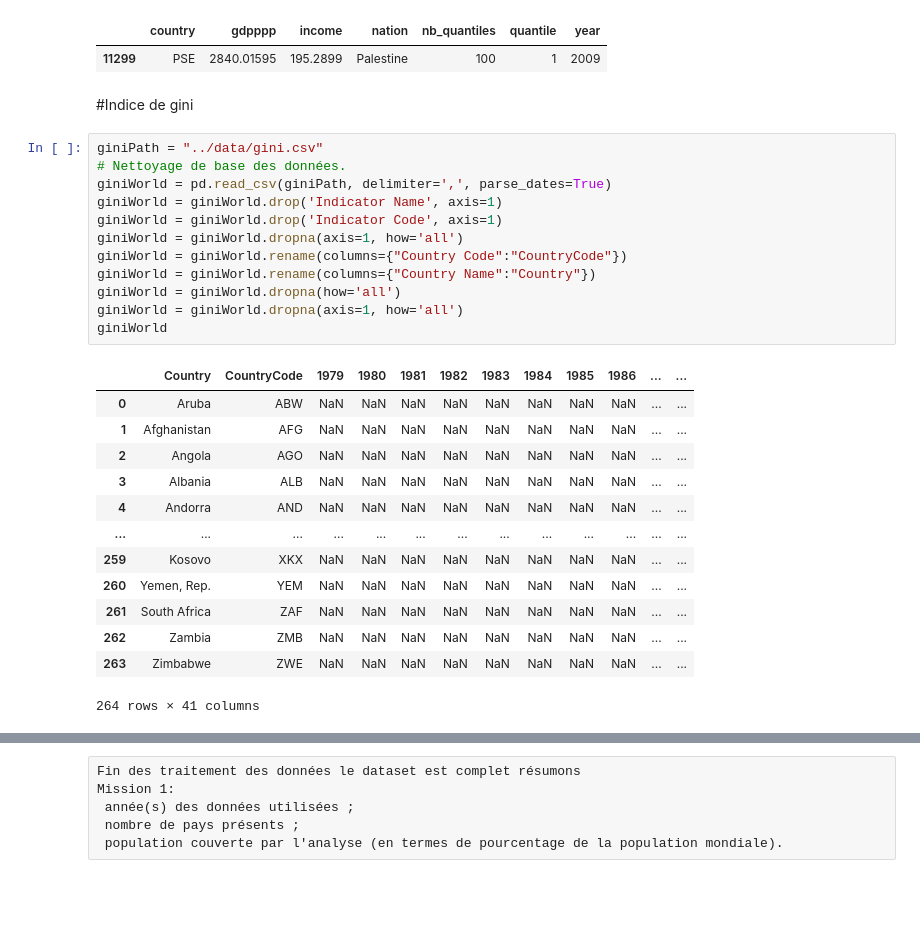
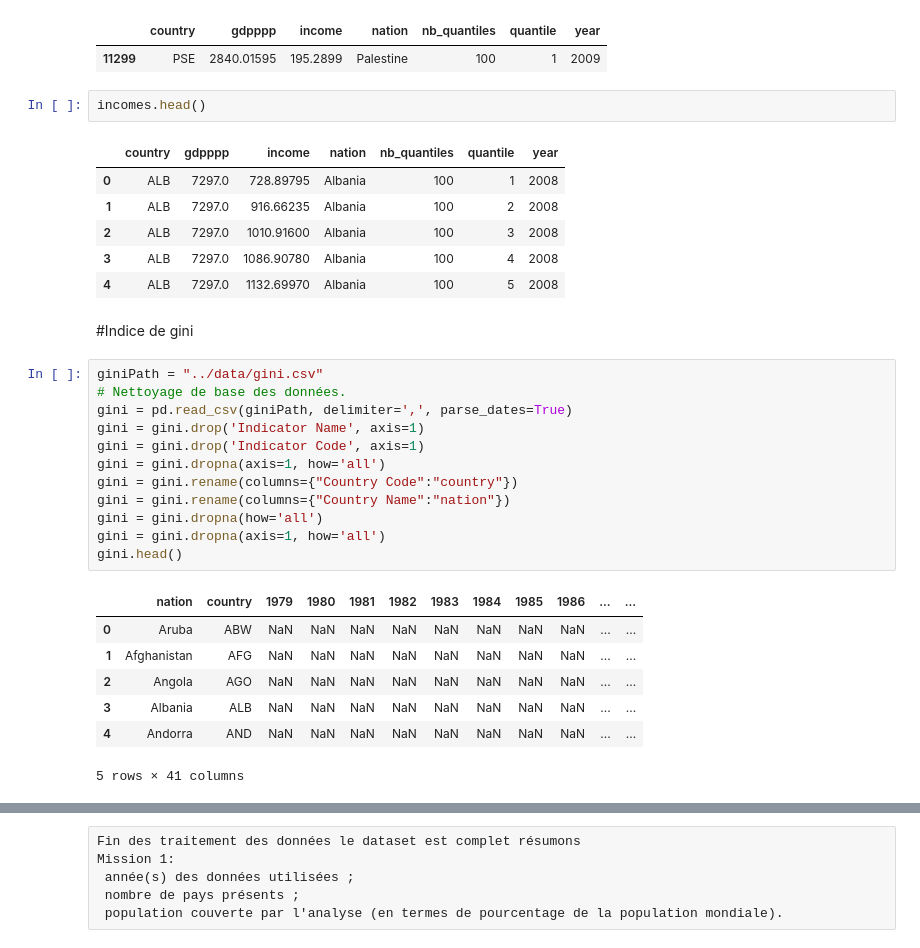
Before and after one commit to yassineBenHassoun/data-analysis-income-predict, a Jupyter notebook: app/jupyter/resources/project/mission_7.ipynb, the cells around one changed output, grey strips where cells are left out. Cells and saved outputs as stored; diff of their text form; blank space fills up the shorter version.

```diff
--- a/app/jupyter/resources/project/mission_7.ipynb
+++ b/app/jupyter/resources/project/mission_7.ipynb
@@ -202,31 +221,34 @@ incomes[incomes['country'] == pse].head(1)
 # %% [output]
 |  | country | gdpppp | income | nation | nb_quantiles | quantile | year |
 | 11299 | PSE | 2840.01595 | 195.2899 | Palestine | 100 | 1 | 2009 |
+# %%
+incomes.head()
+# %% [output]
+|  | country | gdpppp | income | nation | nb_quantiles | quantile | year |
+| 0 | ALB | 7297.0 | 728.89795 | Albania | 100 | 1 | 2008 |
+| 1 | ALB | 7297.0 | 916.66235 | Albania | 100 | 2 | 2008 |
+| 2 | ALB | 7297.0 | 1010.91600 | Albania | 100 | 3 | 2008 |
+| 3 | ALB | 7297.0 | 1086.90780 | Albania | 100 | 4 | 2008 |
+| 4 | ALB | 7297.0 | 1132.69970 | Albania | 100 | 5 | 2008 |
 # %% [markdown]
 #Indice de gini
 # %%
 giniPath = "../data/gini.csv"
 # Nettoyage de base des données.
-giniWorld = pd.read_csv(giniPath, delimiter=',', parse_dates=True)
-giniWorld = giniWorld.drop('Indicator Name', axis=1)
-giniWorld = giniWorld.drop('Indicator Code', axis=1)
-giniWorld = giniWorld.dropna(axis=1, how='all')
-giniWorld = giniWorld.rename(columns={"Country Code":"CountryCode"})
-giniWorld = giniWorld.rename(columns={"Country Name":"Country"})
-giniWorld = giniWorld.dropna(how='all')
-giniWorld = giniWorld.dropna(axis=1, how='all')
-giniWorld
+gini = pd.read_csv(giniPath, delimiter=',', parse_dates=True)
+gini = gini.drop('Indicator Name', axis=1)
+gini = gini.drop('Indicator Code', axis=1)
+gini = gini.dropna(axis=1, how='all')
+gini = gini.rename(columns={"Country Code":"country"})
+gini = gini.rename(columns={"Country Name":"nation"})
+gini = gini.dropna(how='all')
+gini = gini.dropna(axis=1, how='all')
+gini.head()
 # %% [output]
-|  | Country | CountryCode | 1979 | 1980 | 1981 | 1982 | 1983 | 1984 | 1985 | 1986 | ... | ... |
+|  | nation | country | 1979 | 1980 | 1981 | 1982 | 1983 | 1984 | 1985 | 1986 | ... | ... |
 | 0 | Aruba | ABW | NaN | NaN | NaN | NaN | NaN | NaN | NaN | NaN | ... | ... |
 | 1 | Afghanistan | AFG | NaN | NaN | NaN | NaN | NaN | NaN | NaN | NaN | ... | ... |
 | 2 | Angola | AGO | NaN | NaN | NaN | NaN | NaN | NaN | NaN | NaN | ... | ... |
 | 3 | Albania | ALB | NaN | NaN | NaN | NaN | NaN | NaN | NaN | NaN | ... | ... |
 | 4 | Andorra | AND | NaN | NaN | NaN | NaN | NaN | NaN | NaN | NaN | ... | ... |
-| ... | ... | ... | ... | ... | ... | ... | ... | ... | ... | ... | ... | ... |
-| 259 | Kosovo | XKX | NaN | NaN | NaN | NaN | NaN | NaN | NaN | NaN | ... | ... |
-| 260 | Yemen, Rep. | YEM | NaN | NaN | NaN | NaN | NaN | NaN | NaN | NaN | ... | ... |
-| 261 | South Africa | ZAF | NaN | NaN | NaN | NaN | NaN | NaN | NaN | NaN | ... | ... |
-| 262 | Zambia | ZMB | NaN | NaN | NaN | NaN | NaN | NaN | NaN | NaN | ... | ... |
-| 263 | Zimbabwe | ZWE | NaN | NaN | NaN | NaN | NaN | NaN | NaN | NaN | ... | ... |
-264 rows × 41 columns
+5 rows × 41 columns
```
Also changed, not shown: parts of 47 cells of this notebook, 5 other files.
